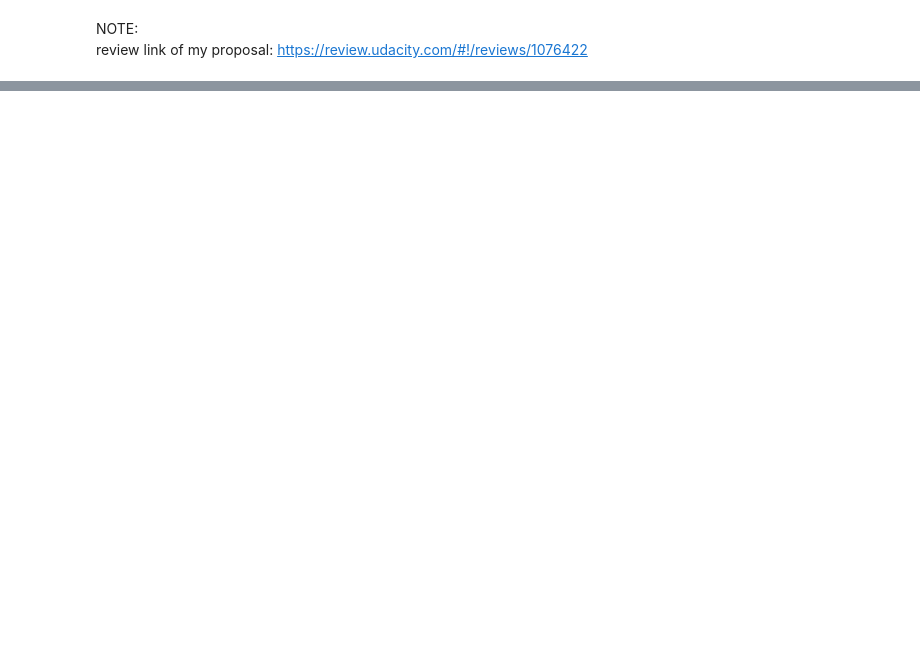
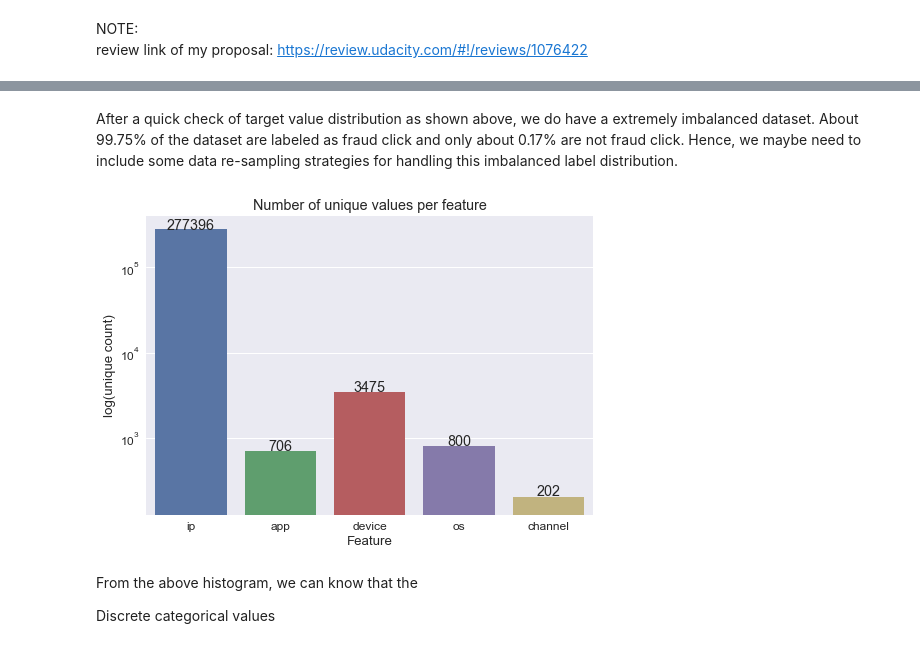
Before and after one commit to yuhow/udacity_nano_ML_course, a Jupyter notebook: capstone/capstone.ipynb, the cells around one changed output, grey strips where cells are left out. Saved outputs shown, nothing was run; the diff lists cells and outputs as text; code cells hidden in the pictures; blank space fills up the shorter version.

```diff
--- a/capstone/capstone.ipynb
+++ b/capstone/capstone.ipynb
@@ -121,0 +139,31 @@ ImportError: No module named imblearn
+# %% [markdown]
+After a quick check of target value distribution as shown above, we do have a extremely imbalanced dataset. About 99.75% of the dataset are labeled as fraud click and only about 0.17% are not fraud click. Hence, we maybe need to include some data re-sampling strategies for handling this imbalanced label distribution.
+# %%
+checklist = ['ip', 'app', 'device', 'os', 'channel']
+dict_feature = dict()
+for feature in checklist:
+    dict_feature[feature] = set([])
+
+# full data
+for chunk in pd.read_csv('data/train.csv', chunksize=1000000, iterator=True):
+    for feature in dict_feature.keys():
+        dict_feature[feature] = \
+            dict_feature[feature].union(set(chunk.groupby(feature).count().index))
+# %%
+unique = []
+for feature in checklist:
+    unique.append(len(dict_feature[feature]))
+
+sns.set(font_scale=1.2)
+ax = sns.barplot(checklist, unique, log=True)
+ax.set(xlabel='Feature', ylabel='log(unique count)', title='Number of unique values per feature')
+for p, uniq in zip(ax.patches, unique):
+    height = p.get_height()
+    ax.text(p.get_x()+p.get_width()/2., height + 10,
+            uniq, ha="center")
+# %% [output]
+[figure, added]
+# %% [markdown]
+From the above histogram, we can know that the
+
+Discrete categorical values
```
Also changed, not shown: parts of 10 cells of this notebook.
